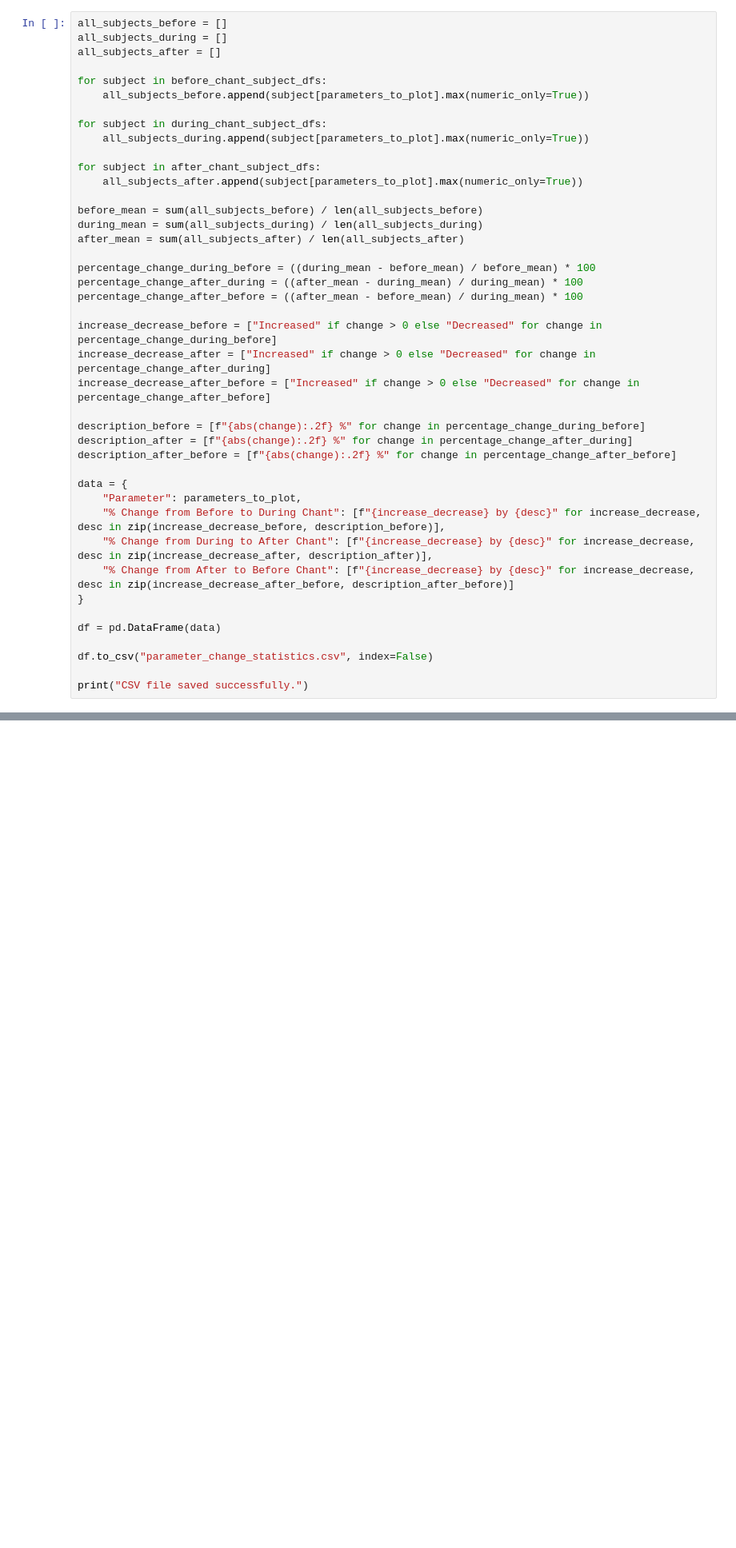
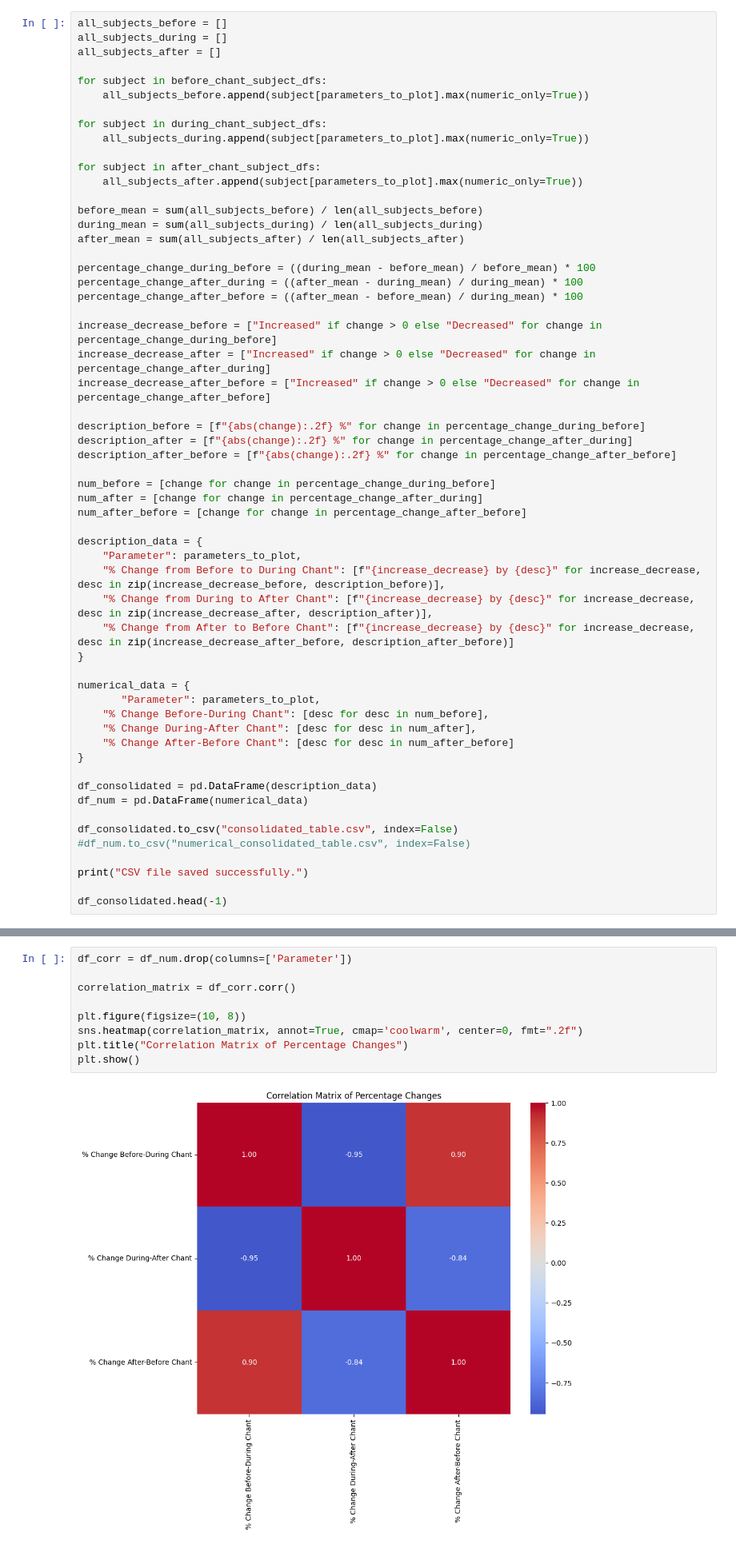
Before and after one commit to KarthikDani/BCI-Internship, a Jupyter notebook: HKMAnalysis/HKM_DataAnalysis.ipynb, the cells around one changed output, grey strips where cells are left out. Shown at 80% size. Saved outputs shown, nothing was run; the diff lists cells and outputs as text; blank space fills up the shorter version.

```diff
--- a/HKMAnalysis/HKM_DataAnalysis.ipynb
+++ b/HKMAnalysis/HKM_DataAnalysis.ipynb
@@ -283,17 +282,32 @@ description_before = [f"{abs(change):.2f} %" for change in percentage_change_dur
 description_after = [f"{abs(change):.2f} %" for change in percentage_change_after_during]
 description_after_before = [f"{abs(change):.2f} %" for change in percentage_change_after_before]
 
-data = {
+num_before = [change for change in percentage_change_during_before]
+num_after = [change for change in percentage_change_after_during]
+num_after_before = [change for change in percentage_change_after_before]
+
+description_data = {
     "Parameter": parameters_to_plot,
     "% Change from Before to During Chant": [f"{increase_decrease} by {desc}" for increase_decrease, desc in zip(increase_decrease_before, description_before)],
     "% Change from During to After Chant": [f"{increase_decrease} by {desc}" for increase_decrease, desc in zip(increase_decrease_after, description_after)],
     "% Change from After to Before Chant": [f"{increase_decrease} by {desc}" for increase_decrease, desc in zip(increase_decrease_after_before, description_after_before)]
 }
 
-df = pd.DataFrame(data)
+numerical_data = {
+       "Parameter": parameters_to_plot,
+    "% Change Before-During Chant": [desc for desc in num_before],
+    "% Change During-After Chant": [desc for desc in num_after],
+    "% Change After-Before Chant": [desc for desc in num_after_before]
+}
 
-df.to_csv("parameter_change_statistics.csv", index=False)
+df_consolidated = pd.DataFrame(description_data)
+df_num = pd.DataFrame(numerical_data)
+
+df_consolidated.to_csv("consolidated_table.csv", index=False)
+#df_num.to_csv("numerical_consolidated_table.csv", index=False)
 
 print("CSV file saved successfully.")
+
+df_consolidated.head(-1)
 # %% [output]
 CSV file saved successfully.
@@ -299,0 +330,11 @@ CSV file saved successfully.
+# %%
+df_corr = df_num.drop(columns=['Parameter'])
+
+correlation_matrix = df_corr.corr()
+
+plt.figure(figsize=(10, 8))
+sns.heatmap(correlation_matrix, annot=True, cmap='coolwarm', center=0, fmt=".2f")
+plt.title("Correlation Matrix of Percentage Changes")
+plt.show()
+# %% [output]
+[figure, added]
```
Also changed, not shown: parts of 12 cells of this notebook, 10 other files.
